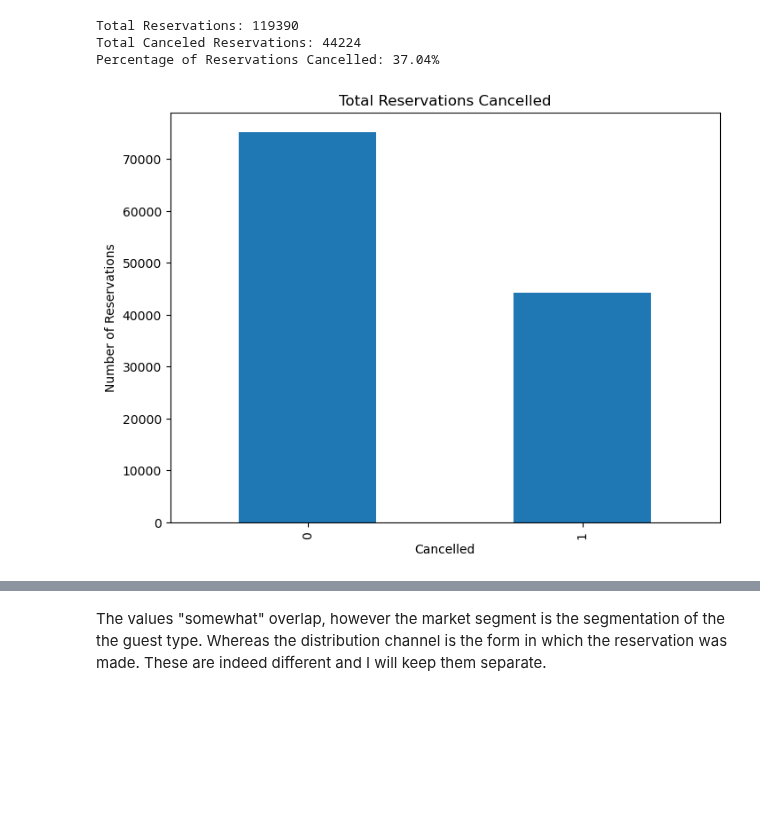
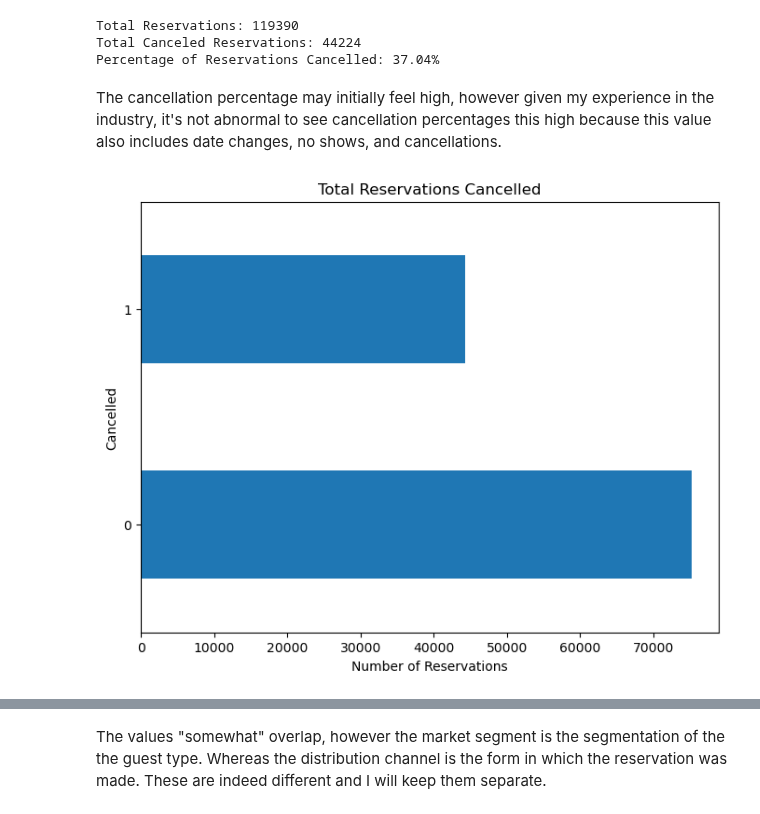
Before and after one commit to briantlui/predictive-model, a Jupyter notebook: notebooks/02-eda.ipynb, the cells around one changed output, grey strips where cells are left out. Drawn from its saved outputs; the diff is of its cells as text; code cells hidden in the pictures; blank space fills up the shorter version.

```diff
--- a/notebooks/02-eda.ipynb
+++ b/notebooks/02-eda.ipynb
@@ -41,3 +69,7 @@ clean_df.head(5)
+# %%
+#Converting date columns back to datetime
+clean_df['arrival_date'] = pd.to_datetime(clean_df['arrival_date'])
+clean_df['reservation_status_date'] = pd.to_datetime(clean_df['reservation_status_date'])
 # %% [markdown]
 # Additional EDA
 - Total Cancellations
@@ -69,16 +101,18 @@ print(f"Percentage of Reservations Cancelled: {np.round(total_cancel_pct,4)*100}
 Total Reservations: 119390
 Total Canceled Reservations: 44224
 Percentage of Reservations Cancelled: 37.04%
+# %% [markdown]
+The cancellation percentage may initially feel high, however given my experience in the industry, it's not abnormal to see cancellation percentages this high because this value also includes date changes, no shows, and cancellations.
 # %%
 # Total Cancellations
-clean_df['is_canceled'].value_counts().plot(kind='bar')
+clean_df['is_canceled'].value_counts().plot(kind='barh')
 
 plt.title('Total Reservations Cancelled')
-plt.xlabel('Cancelled')
-plt.ylabel('Number of Reservations')
+plt.ylabel('Cancelled')
+plt.xlabel('Number of Reservations')
 plt.show()
 # %% [output]
-[figure, old version]
+[figure, new version]
 # %%
 # Compare market_segment and distribution_channel
 print(clean_df[['market_segment','distribution_channel']].value_counts(),'\n\n')
```
Also changed, not shown: parts of 101 cells of this notebook.
